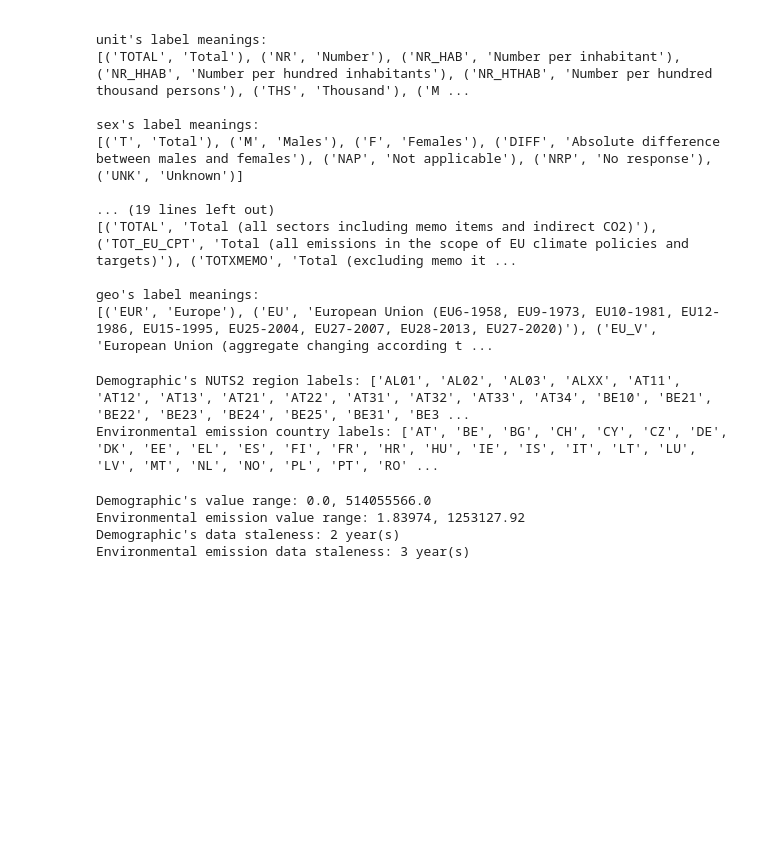
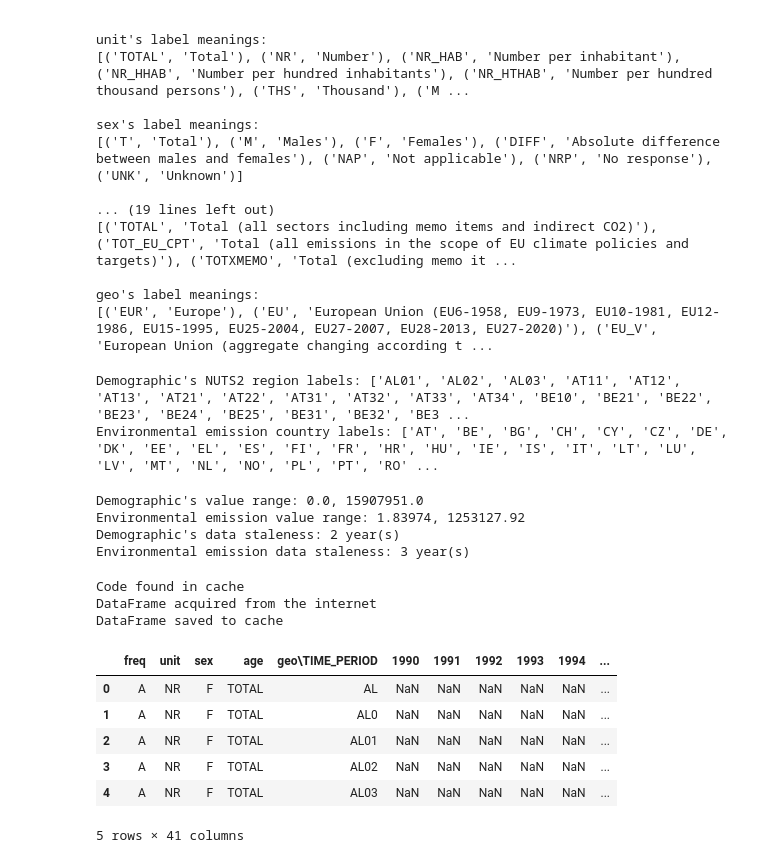
Before and after one commit to RichardPalotai/eurostat-dq, a Jupyter notebook: notebooks/01_eda.ipynb, the cells around one changed output. Drawn from its saved outputs; the diff is of its cells as text; code cells hidden in the pictures; blank space fills up the shorter version.

Commit message:
Fixed config.py dataset valid_geo and value_range cells, ingest.py done fetch_dataset() function + installed dependencies

```diff
--- a/notebooks/01_eda.ipynb
+++ b/notebooks/01_eda.ipynb
@@ -44,7 +47,7 @@ df = eurostat.get_data_df(DEMOGRAPH)
 #print(df.columns)
 
 geo_data_demo = sorted(df["geo\\TIME_PERIOD"].unique())
-geo_demo_nuts2 = sorted({g for g in geo_data_demo if len(g) == 4 and not g.endswith("ZZ")})
+geo_demo_nuts2 = sorted({g for g in geo_data_demo if len(g) == 4 and not g.endswith("ZZ") and not g.endswith("XX") and g not in {"EU28", "EFTA"}})
 print(f"Demographic's NUTS2 region labels: {geo_demo_nuts2}")
 
 df_env = eurostat.get_data_df(ENVIRONMENT)
@@ -54,15 +57,17 @@ geo_data_env = sorted(df_env["geo\\TIME_PERIOD"].unique())
 geo_env_country = sorted(set([g for g in geo_data_env if len(g) == 2]))
 print(f"Environmental emission country labels: {geo_env_country}")
 # %% [output]
-Demographic's NUTS2 region labels: ['AL01', 'AL02', 'AL03', 'ALXX', 'AT11', 'AT12', 'AT13', 'AT21', 'AT22', 'AT31', 'AT32', 'AT33', 'AT34', 'BE10', 'BE21', 'BE22', 'BE23', 'BE24', 'BE25', 'BE31', 'BE3 ...
+Demographic's NUTS2 region labels: ['AL01', 'AL02', 'AL03', 'AT11', 'AT12', 'AT13', 'AT21', 'AT22', 'AT31', 'AT32', 'AT33', 'AT34', 'BE10', 'BE21', 'BE22', 'BE23', 'BE24', 'BE25', 'BE31', 'BE32', 'BE3 ...
 Environmental emission country labels: ['AT', 'BE', 'BG', 'CH', 'CY', 'CZ', 'DE', 'DK', 'EE', 'EL', 'ES', 'FI', 'FR', 'HR', 'HU', 'IE', 'IS', 'IT', 'LT', 'LU', 'LV', 'MT', 'NL', 'NO', 'PL', 'PT', 'RO' ...
 # %%
 from datetime import datetime
 
 df = eurostat.get_data_df(DEMOGRAPH)
 dim = eurostat.get_pars(DEMOGRAPH)
-demo_slice = df[(df["age"] == "TOTAL") & (df["sex"] == "T")]
-demo_slice = demo_slice[demo_slice["geo\\TIME_PERIOD"].str.len() == 4]
+demo_slice = df[(df["age"] == "TOTAL")
+                & (df["sex"] == "T")
+                & (df["geo\\TIME_PERIOD"].str.len() == 4)
+                & (df["geo\\TIME_PERIOD"].isin(geo_demo_nuts2))]
 demo_vals = demo_slice[demo_slice.columns[len(dim):]]
 print(f"Demographic's value range: {demo_vals.min().min()}, {demo_vals.max().max()}")
 
@@ -71,14 +76,33 @@ dim_env = eurostat.get_pars(ENVIRONMENT)
 AGG = {"EU27_2020", "EU28", "EA19", "EA20"}
 env_slice = df_env[(df_env["airpol"] == "GHG")
                    & (df_env["src_crf"] == "TOTX4_MEMO")
-                   & (~df_env["geo\\TIME_PERIOD"].isin(AGG))]
+                   & (df_env["geo\\TIME_PERIOD"].isin(geo_env_country))]
 env_vals = env_slice[env_slice.columns[len(dim_env):]]
 print(f"Environmental emission value range: {env_vals.min().min()}, {env_vals.max().max()}")
 
 print(f"Demographic's data staleness: {datetime.now().year - int(demo_slice.columns[len(dim):].max()) + 1} year(s)")
 print(f"Environmental emission data staleness: {datetime.now().year - int(env_slice.columns[len(dim_env):].max()) + 1} year(s)")
 # %% [output]
-Demographic's value range: 0.0, 514055566.0
+Demographic's value range: 0.0, 15907951.0
 Environmental emission value range: 1.83974, 1253127.92
 Demographic's data staleness: 2 year(s)
 Environmental emission data staleness: 3 year(s)
+# %%
+from eurostat_dq.ingest import fetch_dataset
+from eurostat_dq.config import DATASETS
+
+df = fetch_dataset("demo_r_d2jan")
+df = fetch_dataset("demo_r_d2jan", use_cache=False)
+df.shape
+df.head()
+# %% [output]
+Code found in cache
+DataFrame acquired from the internet
+DataFrame saved to cache
+|  | freq | unit | sex | age | geo\TIME_PERIOD | 1990 | 1991 | 1992 | 1993 | 1994 | ... |
+| 0 | A | NR | F | TOTAL | AL | NaN | NaN | NaN | NaN | NaN | ... |
+| 1 | A | NR | F | TOTAL | AL0 | NaN | NaN | NaN | NaN | NaN | ... |
+| 2 | A | NR | F | TOTAL | AL01 | NaN | NaN | NaN | NaN | NaN | ... |
+| 3 | A | NR | F | TOTAL | AL02 | NaN | NaN | NaN | NaN | NaN | ... |
+| 4 | A | NR | F | TOTAL | AL03 | NaN | NaN | NaN | NaN | NaN | ... |
+5 rows × 41 columns
```
Also changed, not shown: parts of 1 cell of this notebook, 8 other files.
